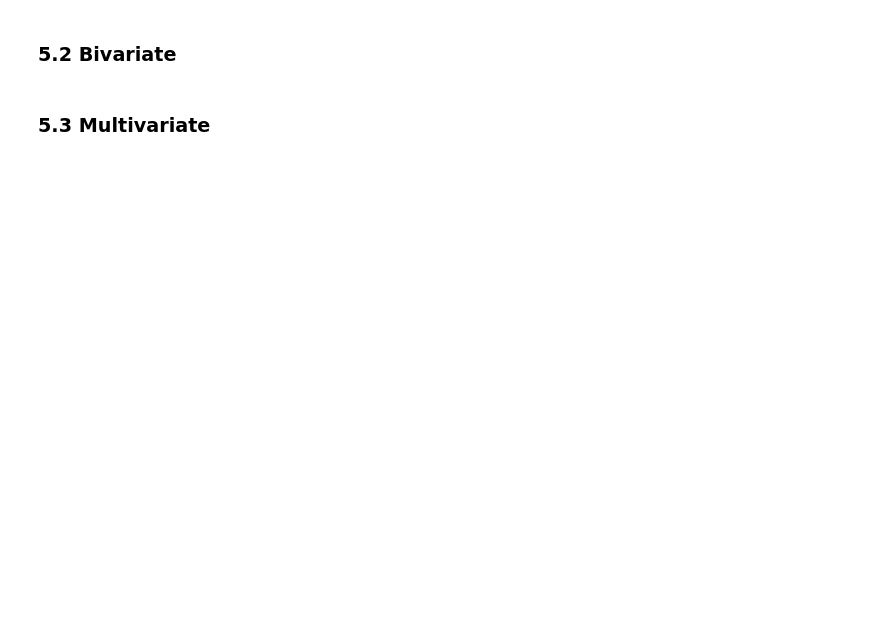
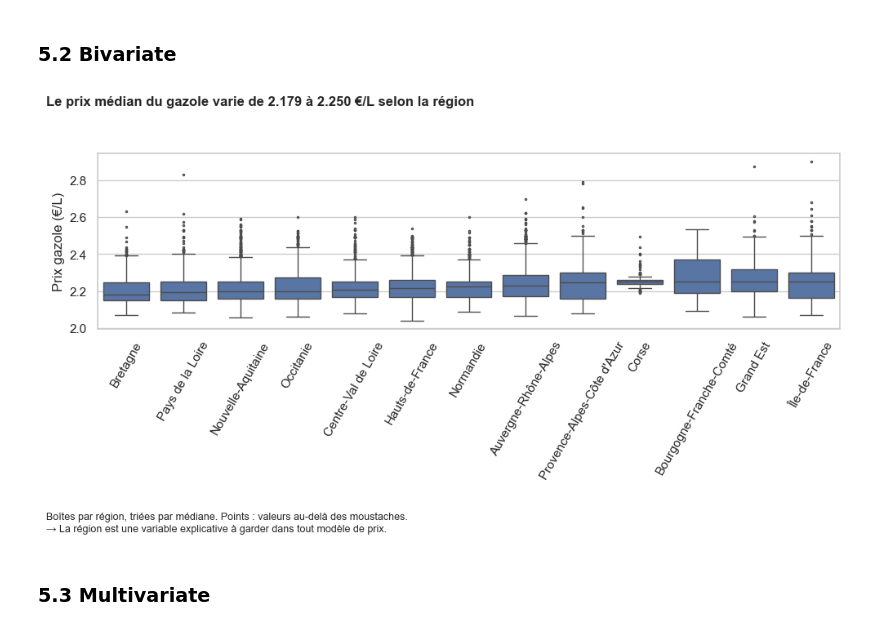
Before and after one commit to Martinvllee/Fuel-Prices-project, a Jupyter notebook: project_02_fuel_prices_v3.ipynb, the cells around one changed output. Saved outputs shown, nothing was run; the diff lists cells and outputs as text; code cells hidden in the pictures; blank space fills up the shorter version.

```diff
--- a/project_02_fuel_prices_v3.ipynb
+++ b/project_02_fuel_prices_v3.ipynb
@@ -412,10 +631,20 @@ clean = df.copy()      # TODO: this should be your cleaned data after Section 4
 # %% [markdown]
 ### 5.2 Bivariate
 # %%
-# TODO: one figure showing your key variable against 1–2 explanatory variables
-# fig, ax = plt.subplots(figsize=(8, 4))
-# ...
-# show(fig, "<title that states the finding>", "<what the figure shows>", "<what a modeller should do>", "5_2")
+# 5.2 Bivariate: key variable against region (boxplots ordered by median)
+order = df.groupby("region")["prix_gazole"].median().sort_values().index
+fig, ax = plt.subplots(figsize=(10, 5))
+sns.boxplot(data=df, x="region", y="prix_gazole", order=order, ax=ax, fliersize=1.5)
+ax.set_xlabel(""); ax.set_ylabel("Prix gazole (€/L)")
+ax.tick_params(axis="x", rotation=60)
+spread = df.groupby("region")["prix_gazole"].median()
+show(fig,
+     f"Le prix médian du gazole varie de {spread.min():.3f} à {spread.max():.3f} €/L selon la région",
+     "Boîtes par région, triées par médiane. Points : valeurs au-delà des moustaches.",
+     "La région est une variable explicative à garder dans tout modèle de prix.",
+     "5_2")
+# %% [output]
+[figure, added]
 # %% [markdown]
 ### 5.3 Multivariate
 # %%
```
Also changed, not shown: parts of 22 cells of this notebook, 9 other files.
